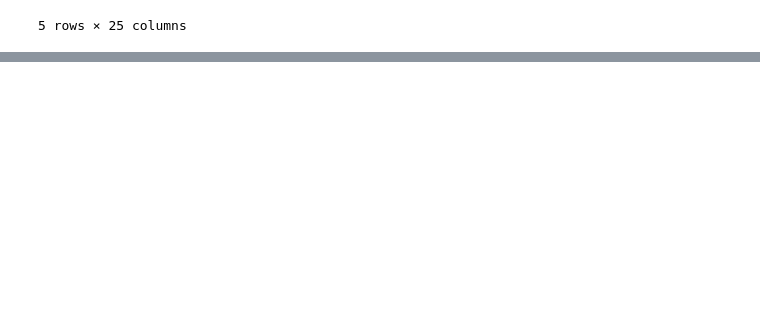
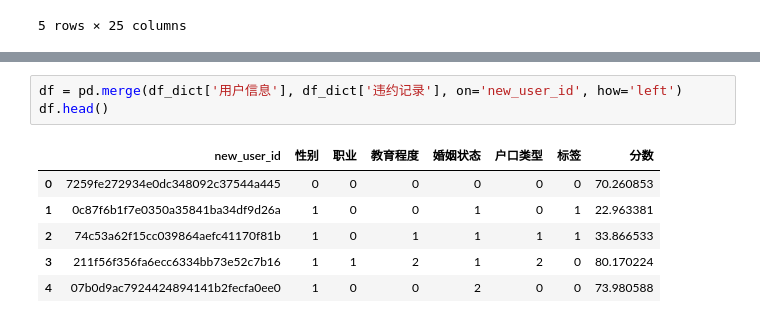
Before and after one commit to ProcedureOriented/MachineLearning, a Jupyter notebook: MidTermHomework.ipynb, the cells around one changed output, grey strips where cells are left out. Drawn from its saved outputs; the diff is of its cells as text; blank space fills up the shorter version.

```diff
--- a/MidTermHomework.ipynb
+++ b/MidTermHomework.ipynb
@@ -157,0 +198,10 @@ df_dict['用户信息'].head(5)
+# %%
+df = pd.merge(df_dict['用户信息'], df_dict['违约记录'], on='new_user_id', how='left')
+df.head()
+# %% [output]
+|  | new_user_id | 性别 | 职业 | 教育程度 | 婚姻状态 | 户口类型 | 标签 | 分数 |
+| 0 | 7259fe272934e0dc348092c37544a445 | 0 | 0 | 0 | 0 | 0 | 0 | 70.260853 |
+| 1 | 0c87f6b1f7e0350a35841ba34df9d26a | 1 | 0 | 0 | 1 | 0 | 1 | 22.963381 |
+| 2 | 74c53a62f15cc039864aefc41170f81b | 1 | 0 | 1 | 1 | 1 | 1 | 33.866533 |
+| 3 | 211f56f356fa6ecc6334bb73e52c7b16 | 1 | 1 | 2 | 1 | 2 | 0 | 80.170224 |
+| 4 | 07b0d9ac7924424894141b2fecfa0ee0 | 1 | 0 | 0 | 2 | 0 | 0 | 73.980588 |
```
Also changed, not shown: parts of 13 cells of this notebook.
